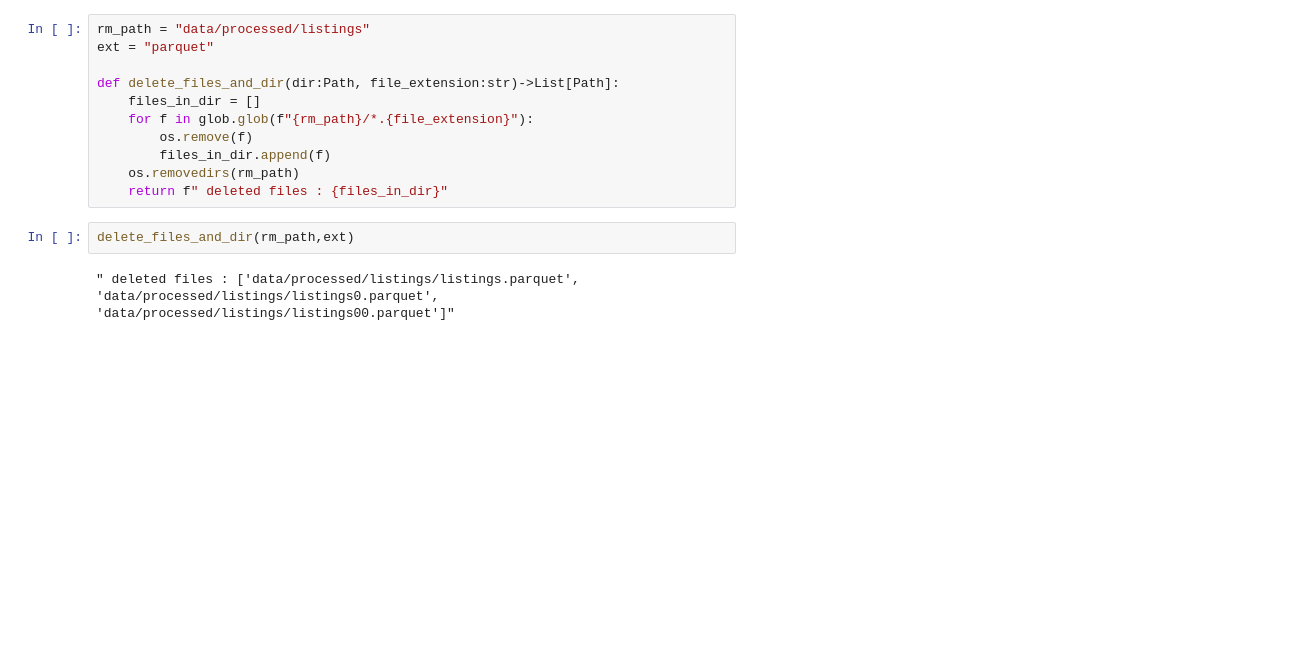
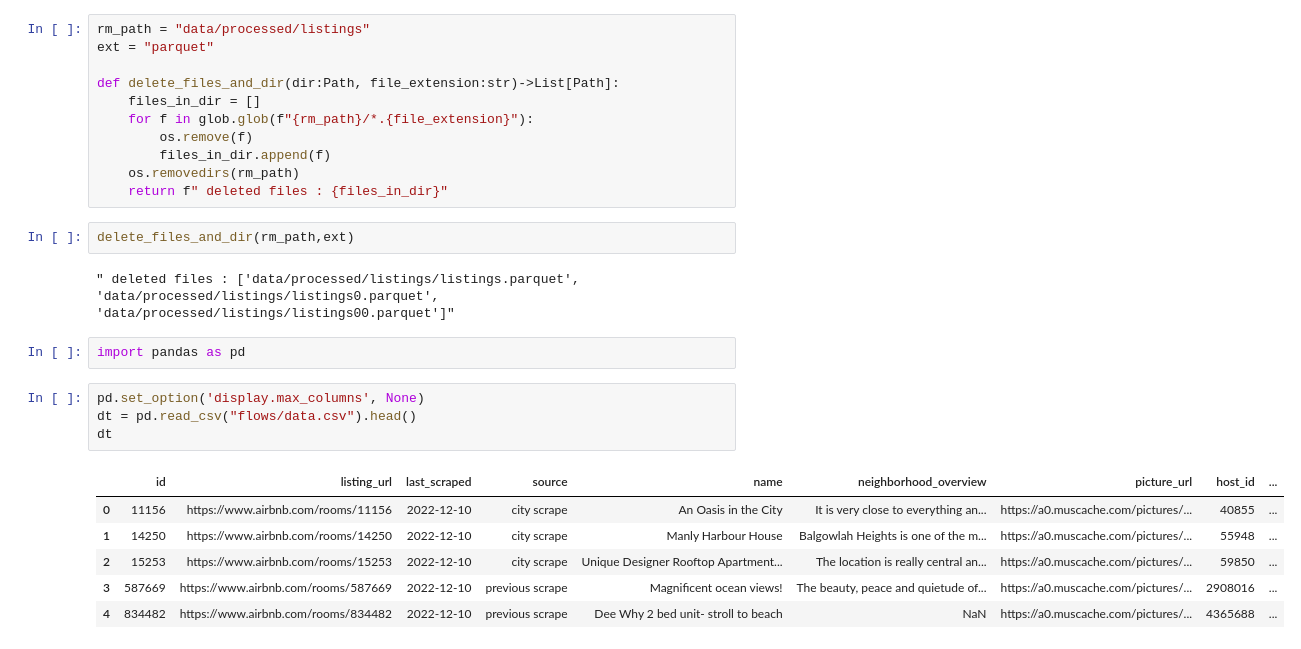
Before and after one commit to Bee0933/inside-airbnb-pipeline, a Jupyter notebook: test.ipynb, the cells around one changed output. Drawn from its saved outputs; the diff is of its cells as text; blank space fills up the shorter version.

```diff
--- a/test.ipynb
+++ b/test.ipynb
@@ -202,3 +202,16 @@ def delete_files_and_dir(dir:Path, file_extension:str)->List[Path]:
 delete_files_and_dir(rm_path,ext)
 # %% [output]
 " deleted files : ['data/processed/listings/listings.parquet', 'data/processed/listings/listings0.parquet', 'data/processed/listings/listings00.parquet']"
+# %%
+import pandas as pd
+# %%
+pd.set_option('display.max_columns', None)
+dt = pd.read_csv("flows/data.csv").head()
+dt
+# %% [output]
+|  | id | listing_url | last_scraped | source | name | neighborhood_overview | picture_url | host_id | ... |
+| 0 | 11156 | https://www.airbnb.com/rooms/11156 | 2022-12-10 | city scrape | An Oasis in the City | It is very close to everything an... | https://a0.muscache.com/pictures/... | 40855 | ... |
+| 1 | 14250 | https://www.airbnb.com/rooms/14250 | 2022-12-10 | city scrape | Manly Harbour House | Balgowlah Heights is one of the m... | https://a0.muscache.com/pictures/... | 55948 | ... |
+| 2 | 15253 | https://www.airbnb.com/rooms/15253 | 2022-12-10 | city scrape | Unique Designer Rooftop Apartment... | The location is really central an... | https://a0.muscache.com/pictures/... | 59850 | ... |
+| 3 | 587669 | https://www.airbnb.com/rooms/587669 | 2022-12-10 | previous scrape | Magnificent ocean views! | The beauty, peace and quietude of... | https://a0.muscache.com/pictures/... | 2908016 | ... |
+| 4 | 834482 | https://www.airbnb.com/rooms/834482 | 2022-12-10 | previous scrape | Dee Why 2 bed unit- stroll to beach | NaN | https://a0.muscache.com/pictures/... | 4365688 | ... |
```
Also changed, not shown: parts of 2 cells of this notebook, 7 other files.
